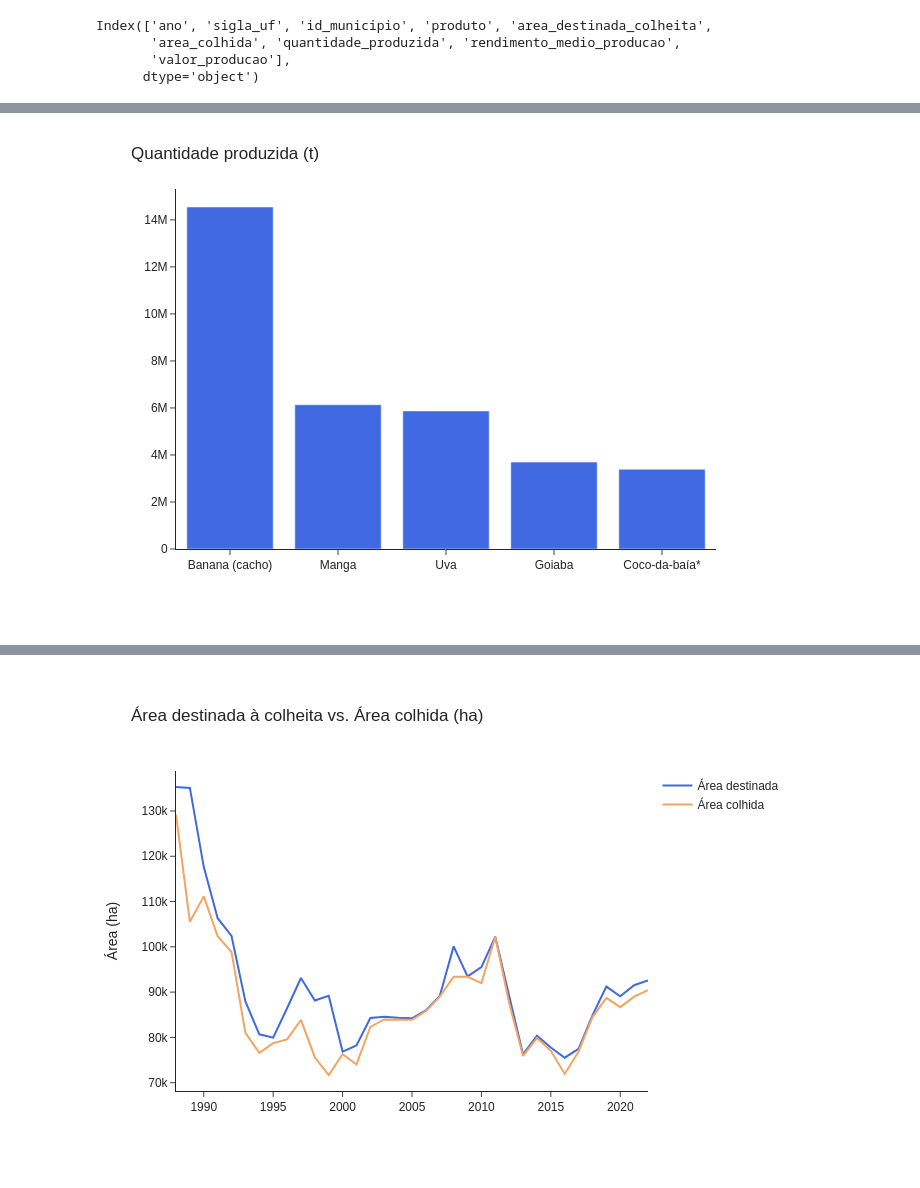
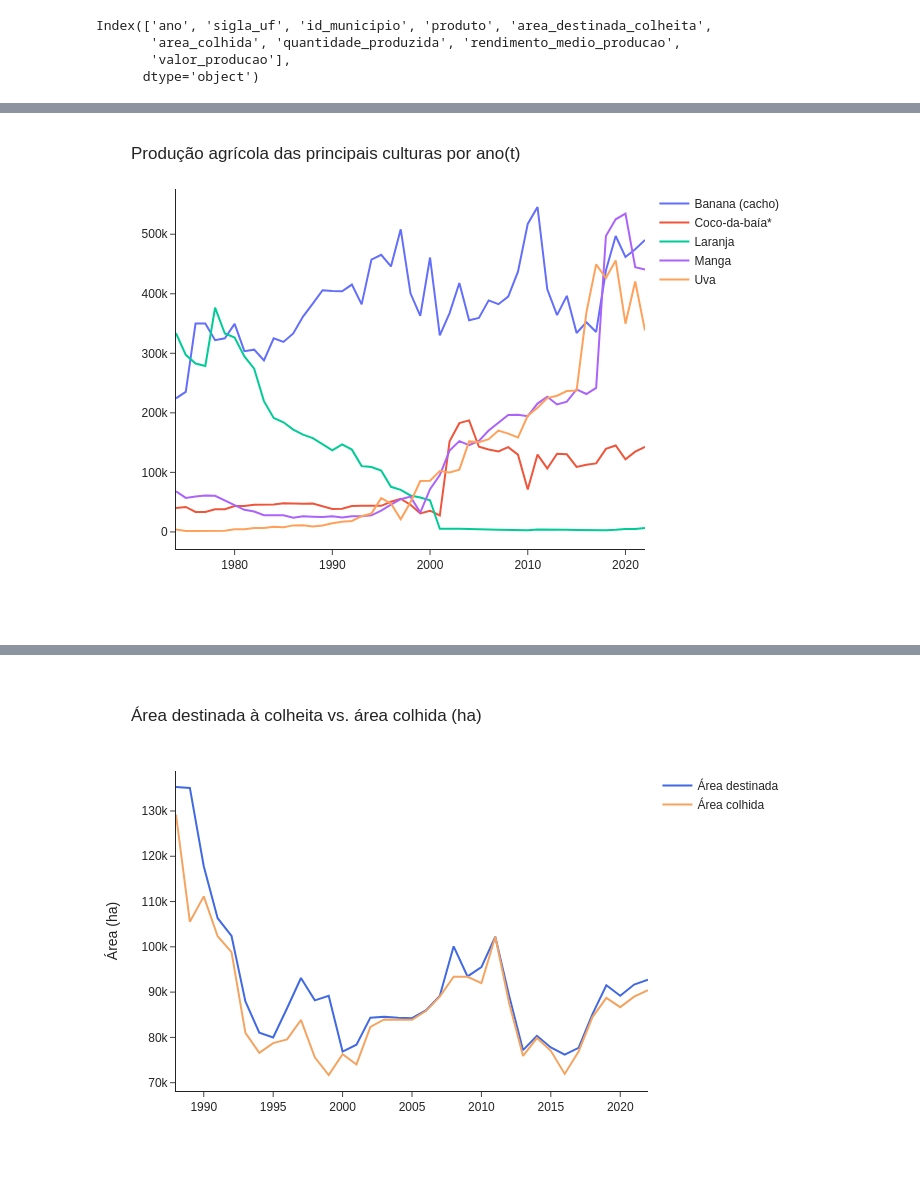
Before and after one commit to luizantoniont/analises-exploratorias-dados, a Jupyter notebook: EDA_pam_permanentes.ipynb, the cells around one changed output, grey strips where cells are left out. Drawn from its saved outputs; the diff is of its cells as text; code cells hidden in the pictures.

```diff
--- a/EDA_pam_permanentes.ipynb
+++ b/EDA_pam_permanentes.ipynb
@@ -108,5 +108,5 @@ df.head(20)
 # %%
-df = df.dropna(subset=['area_destinada_colheita', 'area_colhida', 'quantidade_produzida', 'rendimento_medio_producao', 'valor_producao'])
+#df = df.dropna(subset=['area_destinada_colheita', 'area_colhida', 'quantidade_produzida', 'rendimento_medio_producao', 'valor_producao'])
 # %%
 df.describe()
 # %% [output]
@@ -198,5 +233,12 @@ fig.show('png')
 # %%
-df_top10_produtos = df.groupby('produto')['quantidade_produzida'].sum().sort_values(ascending=False).head(10).reset_index()
-df_top10_produtos
+# agrupa os 5 produtos com maior quantidade_produzida
+top5_produtos = (
+    df
+    .groupby('produto')['quantidade_produzida'].sum()
+    .sort_values(ascending=False)
+    .head()
+    .reset_index()
+)
+top5_produtos
 # %% [output]
 |  | produto | quantidade_produzida |
@@ -232,0 +266,9 @@ df_top5_produtos
+# %%
+# agrupa os 5 principais produtos por ano
+top5_produtos_por_ano = (
+    df[df['produto']
+    .isin(top5_produtos['produto'])]
+    .groupby(['produto', 'ano'])['quantidade_produzida'].sum()
+    .reset_index()
+)
+top5_produtos_por_ano
@@ -233,10 +289,16 @@ df_top5_produtos
 # %%
-fig = px.bar(df_top5_produtos, x='produto', y='quantidade_produzida',
-             color_discrete_sequence=['RoyalBlue'])
-fig.update_layout(title='Quantidade produzida (t)',
-                  xaxis_title='',
-                  yaxis_title='',
-                  template='simple_white')
-fig.show('png')
+fig_top5_produtos_por_ano = px.line(
+    top5_produtos_por_ano,
+    x='ano',
+    y='quantidade_produzida',
+    color='produto'
+)
+fig_top5_produtos_por_ano.update_layout(
+    title='Produção agrícola das principais culturas por ano(t)',
+    xaxis_title='',
+    yaxis_title='',
+    legend_title_text='',
+    template='simple_white')
+fig_top5_produtos_por_ano.show('png')
 # %% [output]
-[figure, old version]
+[figure, new version]
```
Also changed, not shown: parts of 56 cells of this notebook.
